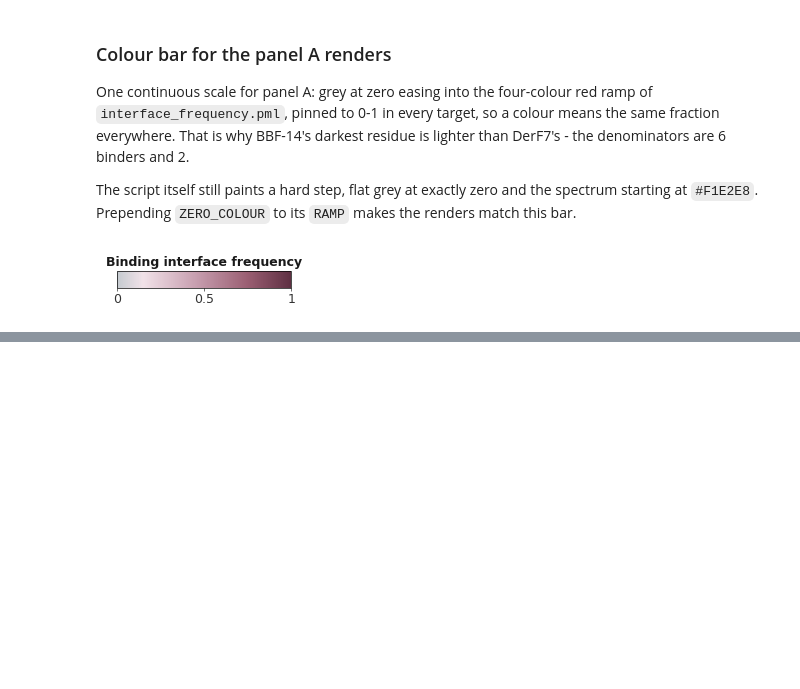
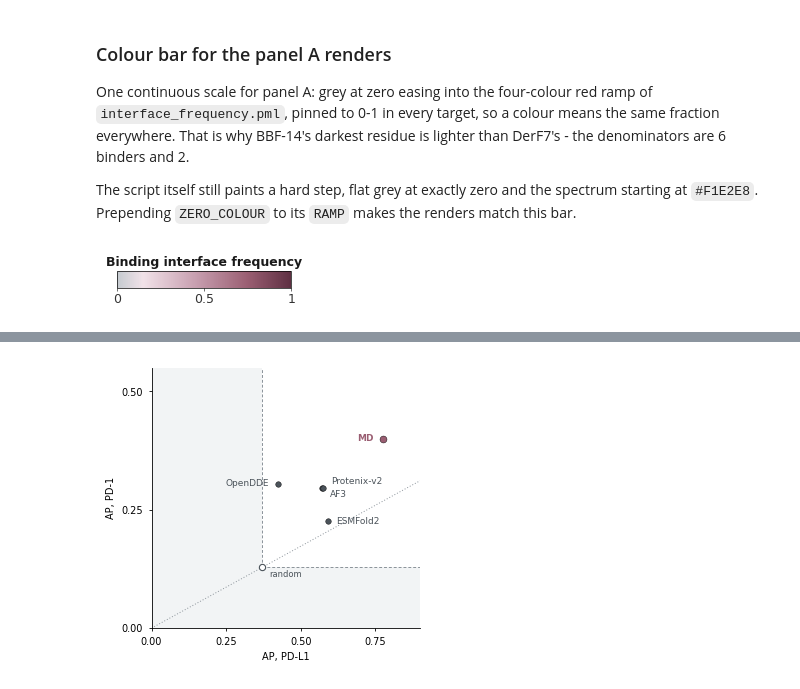
Before and after one commit to Rita-Ann-Roessner/Postdoc-UNIL, a Jupyter notebook: 261111_funnel_paper/Figures.ipynb, the cells around one changed output, grey strips where cells are left out. Saved outputs shown, nothing was run; the diff lists cells and outputs as text; code cells hidden in the pictures; blank space fills up the shorter version.

```diff
--- a/261111_funnel_paper/Figures.ipynb
+++ b/261111_funnel_paper/Figures.ipynb
@@ -1384,0 +2159,96 @@ fig.savefig("Figure2/interface_colourbar.svg")
+# %%
+# --- Figure 3b: does a method hold up on both campaigns? -----------------
+# Self-contained, like the cell above. One dot per method: its average
+# precision on PD-L1 against its average precision on PD-1, for the same
+# worst-of-two conjunction score.
+#
+# The two campaigns have different prevalence - 10 of 27 cross-reactive against
+# 5 of 39 - and AP's floor is the prevalence, so the axes are NOT on a common
+# footing and the 45-degree line means nothing here. Two references are drawn
+# instead. The open marker is what random ranking achieves; the dashed pair are
+# the two baselines, drawn from it outward, so the white quadrant is where a
+# method beats chance on both campaigns. The dotted diagonal is equal lift,
+# AP/base the same on both; it runs the width of the axes and passes through
+# the marker, since random ranking has lift 1 on each. A method above that line
+# does relatively better on PD-1 than on PD-L1, below it the reverse.
+import numpy as np, pandas as pd
+import warnings; warnings.simplefilter("ignore")
+import matplotlib.pyplot as plt, seaborn as sns
+from sklearn.metrics import average_precision_score
+
+from campaign_data import load_campaigns, METHODS
+
+plt.rcParams.update({"font.size": 7, "axes.labelsize": 7, "xtick.labelsize": 7,
+                     "ytick.labelsize": 7, "legend.fontsize": 6.5, "axes.linewidth": 0.6,
+                     "xtick.major.width": 0.6, "ytick.major.width": 0.6,
+                     "xtick.major.size": 2.5, "ytick.major.size": 2.5})
+
+POS, NEG   = "cross-reactive", "single/none"
+HILITE     = "MD"                                   # the method the paper is about
+DOT        = {"on": "#9A5E72", "off": "#4B535A"}
+# AF3 and Protenix-v2 land on top of each other, so the labels are placed by hand
+LABEL_OFF  = {"MD": (-7, 0, "right"), "AF3": (6, -5, "left"),
+              "Protenix-v2": (6, 5, "left"), "ESMFold2": (6, 0, "left"),
+              "OpenDDE": (-7, 0, "right")}
+
+def bottleneck(df):
+    """One row per design and method: the worse of the two orthologues."""
+    w = df.pivot_table(index=["Design", "method"], columns="target",
+                       values=["score", "y"])
+    w.columns = [f"{a}_{b}" for a, b in w.columns]
+    w = w.dropna().reset_index()
+    w["value"] = w[[f"score_{t}" for t in ("human", "mouse")]].min(axis=1)
+    w["group"] = np.where((w.y_human > 0) & (w.y_mouse > 0), POS, NEG)
+    return w
+
+ap, base = {}, {}
+for lbl, src in load_campaigns():
+    bn = bottleneck(src)
+    base[lbl] = (bn[bn.method == METHODS[0]].group == POS).mean()
+    ap[lbl] = {m: average_precision_score(bn[bn.method == m].group == POS,
+                                          bn[bn.method == m].value) for m in METHODS}
+ap = pd.DataFrame(ap)
+
+fig, ax = plt.subplots(figsize=(3.2, 3.0))
+
+bx, by = base["PD-L1"], base["PD-1"]
+XMAX, YMAX = 0.9, 0.55
+
+# everything that fails to beat chance on both campaigns is shaded; the grey
+# region is exactly {AP < base on PD-L1} union {AP < base on PD-1}, so its
+# boundary is the two half-lines below and nothing extends past the marker
+ax.axvspan(0, bx, color="#F2F4F5", lw=0, zorder=0)
+ax.axhspan(0, by, color="#F2F4F5", lw=0, zorder=0)
+ax.plot([bx, bx], [by, YMAX], color="#8A9299", ls=(0, (3, 2)), lw=0.7, zorder=1)
+ax.plot([bx, XMAX], [by, by], color="#8A9299", ls=(0, (3, 2)), lw=0.7, zorder=1)
+ax.plot([0, XMAX], [0, XMAX * by / bx], color="#8A9299", ls=(0, (1, 2)),
+        lw=0.7, zorder=1)              # equal lift; it passes through the marker
+ax.plot(bx, by, "o", mfc="white", mec="#4B535A", mew=0.8, ms=4.5, zorder=3)
+ax.annotate("random", (bx, by), textcoords="offset points", xytext=(5, -7),
+            fontsize=6, color="#4B535A")
+
+for m in METHODS:
+    on = m == HILITE
+    ax.plot(ap.loc[m, "PD-L1"], ap.loc[m, "PD-1"], "o",
+            color=DOT["on" if on else "off"], ms=5.0 if on else 4.0,
+            mec="black", mew=0.3, zorder=4)
+    dx, dy, ha = LABEL_OFF[m]
+    ax.annotate(m, (ap.loc[m, "PD-L1"], ap.loc[m, "PD-1"]),
+                textcoords="offset points", xytext=(dx, dy), va="center", ha=ha,
+                fontsize=6.5, color=DOT["on" if on else "off"],
+                weight="bold" if on else "normal")
+
+ax.set_xlim(0, XMAX)
+ax.set_ylim(0, YMAX)
+ax.set_xlabel("AP, PD-L1")
+ax.set_ylabel("AP, PD-1")
+ax.set_xticks([0, 0.25, 0.5, 0.75])
+ax.set_yticks([0, 0.25, 0.5])
+
+sns.despine(fig)
+fig.tight_layout(pad=0.3)
+fig.savefig("Figure3/ap_pdl1_vs_pd1.svg")
+
+display(pd.concat([ap.round(3),
+                   (ap / pd.Series(base)).round(2).add_suffix(" lift")], axis=1))
+# %% [output]
@@ -1384,0 +2261 @@ fig.savefig("Figure2/interface_colourbar.svg")
+[figure, added]
```
Also changed, not shown: parts of 16 cells of this notebook, 1 other file.
